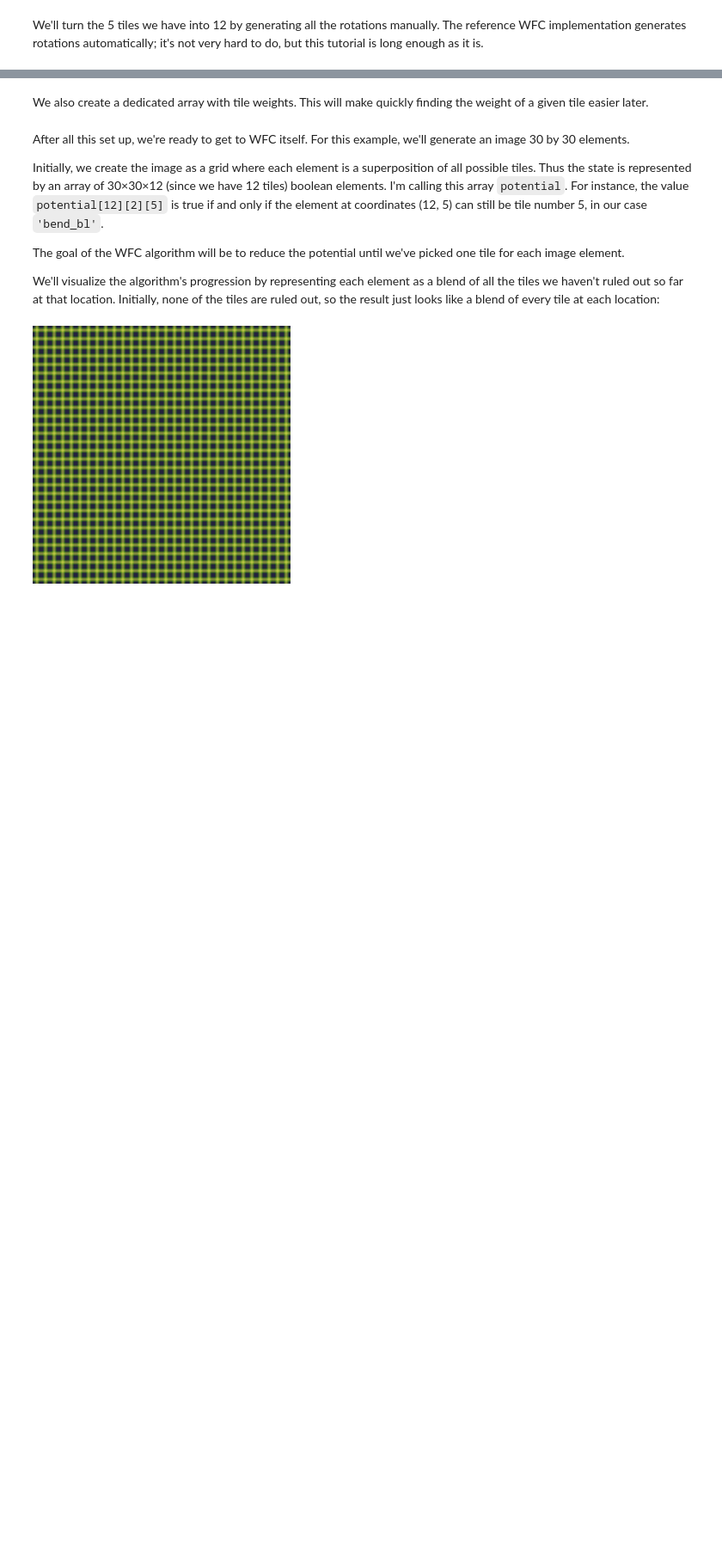
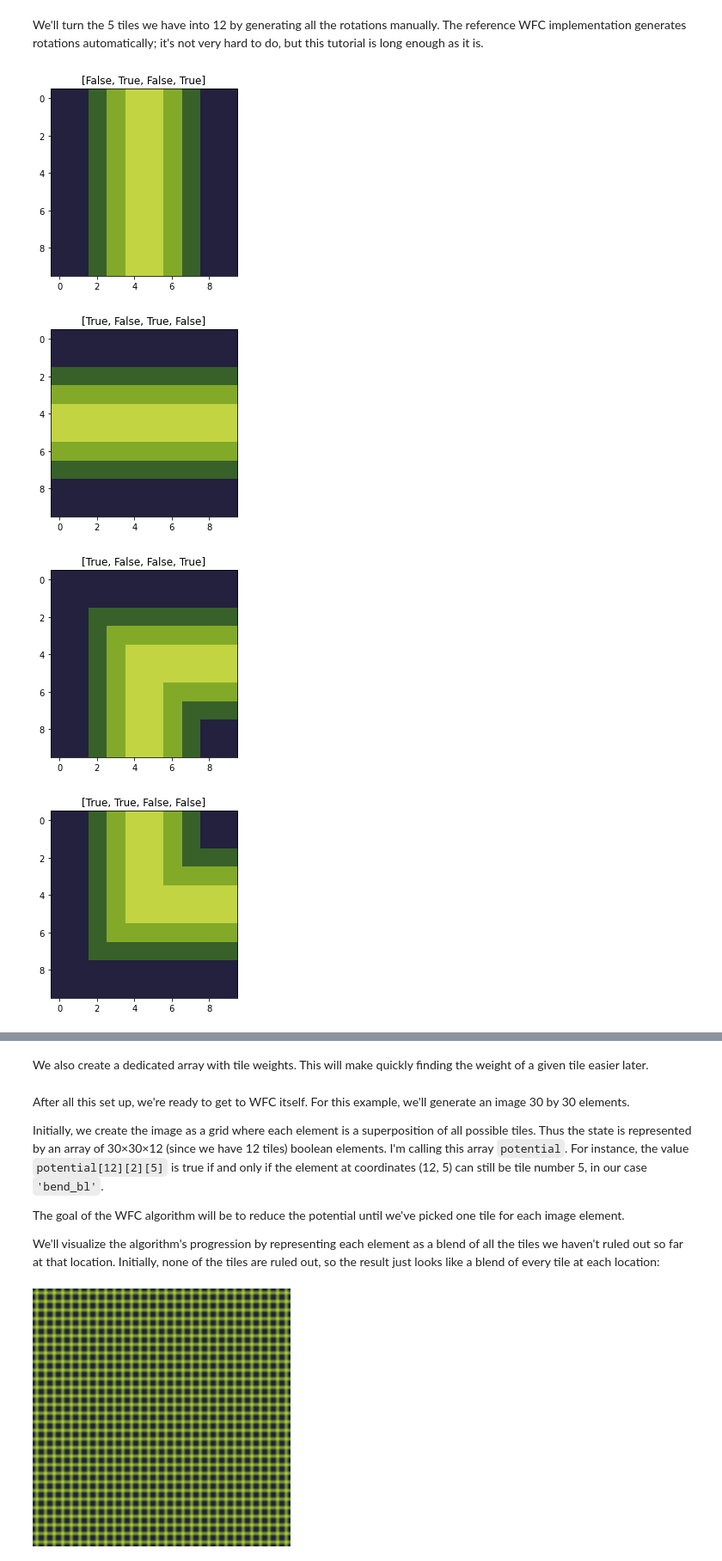
Before and after one commit to thijsgelton/P11-G7-WFC, a Jupyter notebook: P11_G7_wave_function_collapse.ipynb, the cells around one changed output, grey strips where cells are left out. Shown at 86% size. Cells and saved outputs as stored; diff of their text form; code cells hidden in the pictures; blank space fills up the shorter version.

```diff
--- a/P11_G7_wave_function_collapse.ipynb
+++ b/P11_G7_wave_function_collapse.ipynb
@@ -176,3 +174,13 @@ tiles = [
     Tile('cross', cross_image,
          [True, True, True, True], 1)
 ]
+# %%
+for i in range(0,len(tiles)):
+    plt.imshow(tiles[i].bitmap)
+    plt.title(tiles[i].sides)
+    plt.show()
+# %% [output]
+[figure, added]
+[figure, added]
+[figure, added]
+[figure, added]
```
Also changed, not shown: parts of 21 cells of this notebook.
